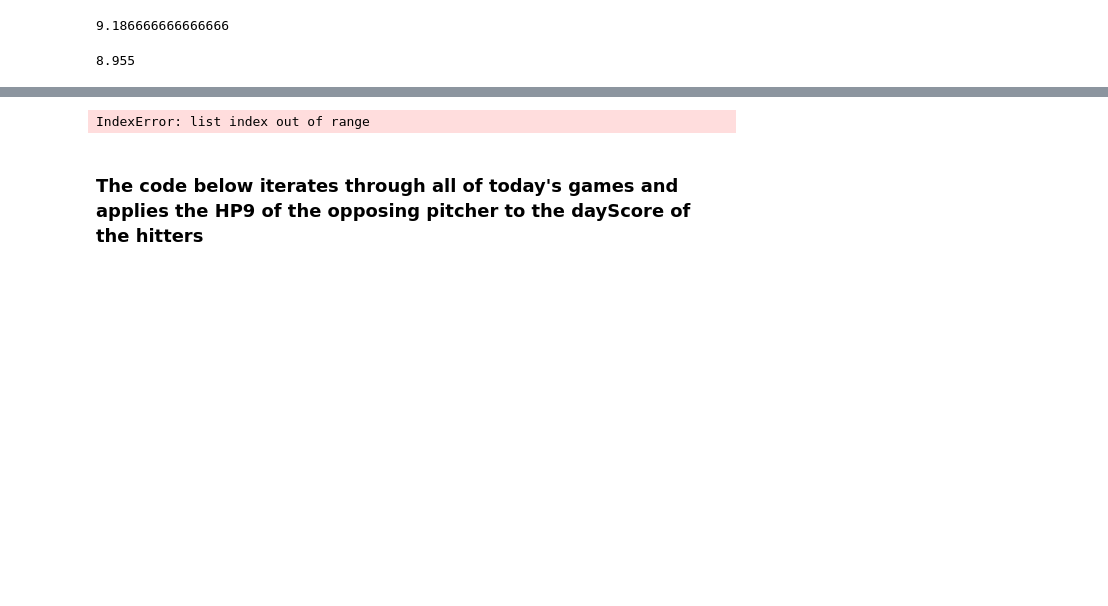
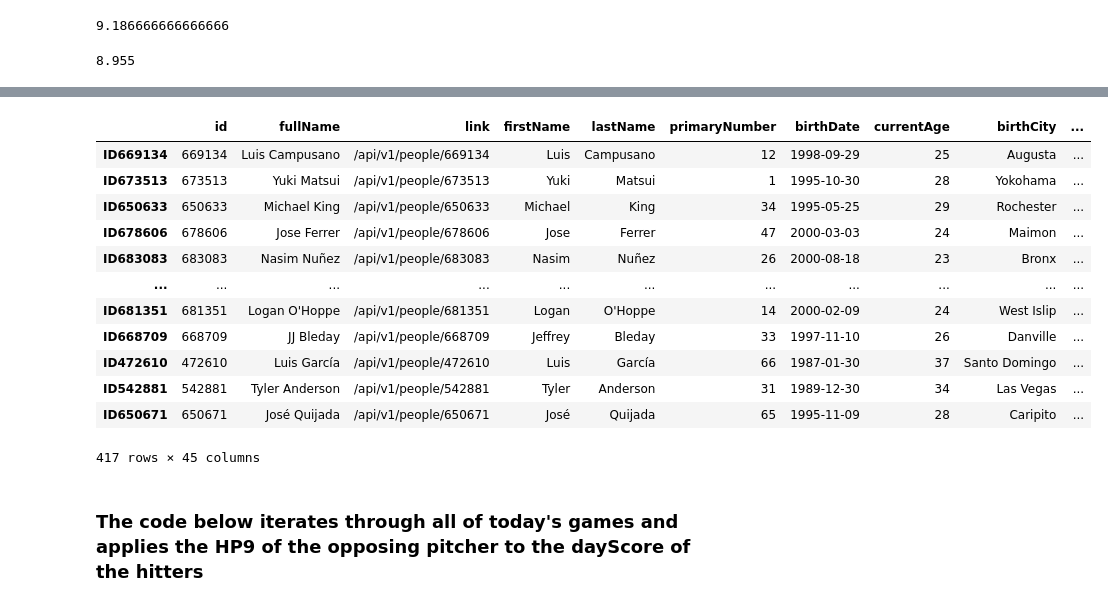
Before and after one commit to ztblick/baseball-data, a Jupyter notebook: pitchingMK2.ipynb, the cells around one changed output, grey strips where cells are left out. Cells and saved outputs as stored; diff of their text form; code cells hidden in the pictures; blank space fills up the shorter version.

```diff
--- a/pitchingMK2.ipynb
+++ b/pitchingMK2.ipynb
@@ -194,8 +195,9 @@ home_pitcher = player_df.loc[player_df['id'] == home_pitcher_id]
 # %%
-for game in range (0, len(t_df)):
+all_player_list = []
+
+for game in range (0, len(df)):
     url = HOST + df.loc[game,'link']
     r = requests.get(url=url).json()
-    gameteams_df = pd.DataFrame(r['gameData']['teams'])
     player_df = pd.DataFrame(r['gameData']['players'])
     player_df = player_df.T
 
@@ -211,22 +213,36 @@ for game in range (0, len(t_df)):
             return 0
         return float(player['stats'][0]['stats']['atBats'])
 
-    def get_hitsPer9(player_id):
-        player = statsapi.player_stat_data(int(player_id), group= "pitching", type="season", sportId=1)
-        if player['position'] != 'P':
-            return 0
-        return float(player['stats'][0]['stats']['hitsPer9Inn'])
-
     averages = player_df.id.apply(get_avg)
     player_df = player_df.assign(avg=averages.values)
 
     player_atBats = player_df.id.apply(get_atBats)
     player_df = player_df.assign(atBats=player_atBats.values)
 
-    player_hitsPer9 = player_df.id.apply(get_hitsPer9)
-    player_df = player_df.assign(hitsPer9=player_hitsPer9.values)
 
     oppHP9 = player_df.id * 0
     player_df = player_df.assign(oppHP9=oppHP9.values)
+
+    HP9 = player_df.id * 0
+    player_df = player_df.assign(hitsPer9=HP9.values)
+
+    all_player_list.append(player_df)
+
+
+all_player_df = pd.concat(all_player_list)
-# %% [output]
-IndexError: list index out of range
+# %%
+all_player_df
+# %% [output]
+|  | id | fullName | link | firstName | lastName | primaryNumber | birthDate | currentAge | birthCity | ... |
+| ID669134 | 669134 | Luis Campusano | /api/v1/people/669134 | Luis | Campusano | 12 | 1998-09-29 | 25 | Augusta | ... |
+| ID673513 | 673513 | Yuki Matsui | /api/v1/people/673513 | Yuki | Matsui | 1 | 1995-10-30 | 28 | Yokohama | ... |
+| ID650633 | 650633 | Michael King | /api/v1/people/650633 | Michael | King | 34 | 1995-05-25 | 29 | Rochester | ... |
+| ID678606 | 678606 | Jose Ferrer | /api/v1/people/678606 | Jose | Ferrer | 47 | 2000-03-03 | 24 | Maimon | ... |
+| ID683083 | 683083 | Nasim Nuñez | /api/v1/people/683083 | Nasim | Nuñez | 26 | 2000-08-18 | 23 | Bronx | ... |
+| ... | ... | ... | ... | ... | ... | ... | ... | ... | ... | ... |
+| ID681351 | 681351 | Logan O'Hoppe | /api/v1/people/681351 | Logan | O'Hoppe | 14 | 2000-02-09 | 24 | West Islip | ... |
+| ID668709 | 668709 | JJ Bleday | /api/v1/people/668709 | Jeffrey | Bleday | 33 | 1997-11-10 | 26 | Danville | ... |
+| ID472610 | 472610 | Luis García | /api/v1/people/472610 | Luis | García | 66 | 1987-01-30 | 37 | Santo Domingo | ... |
+| ID542881 | 542881 | Tyler Anderson | /api/v1/people/542881 | Tyler | Anderson | 31 | 1989-12-30 | 34 | Las Vegas | ... |
+| ID650671 | 650671 | José Quijada | /api/v1/people/650671 | José | Quijada | 65 | 1995-11-09 | 28 | Caripito | ... |
+417 rows × 45 columns
```
Also changed, not shown: parts of 9 cells of this notebook, 4 other files.
